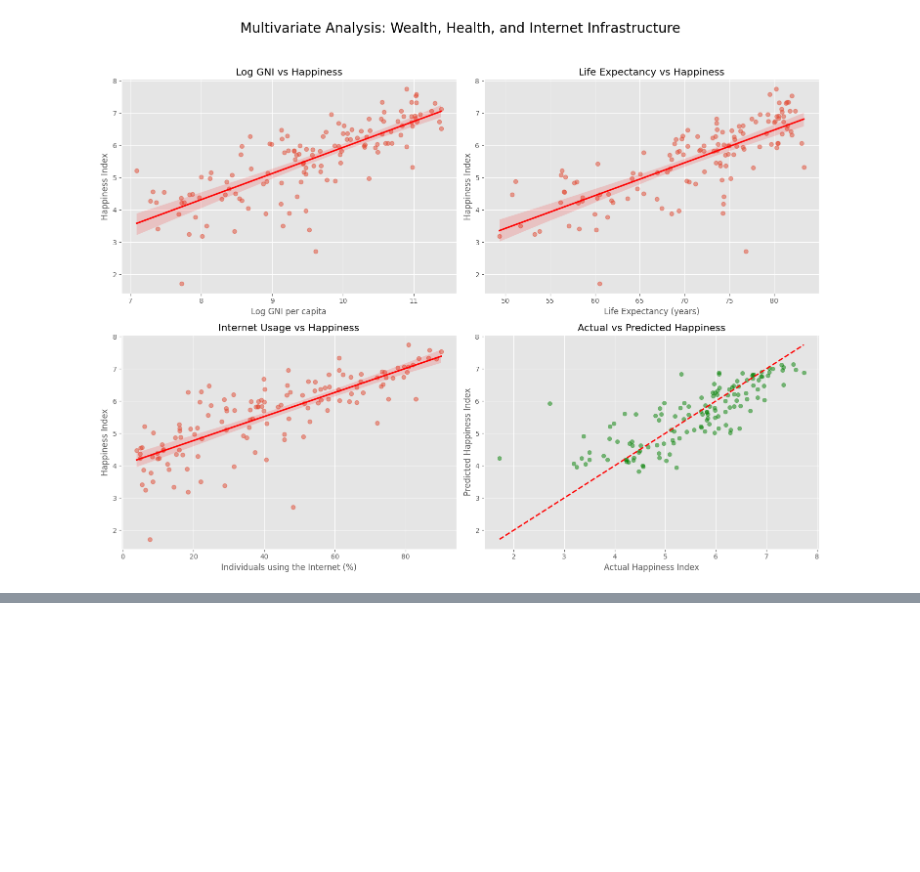
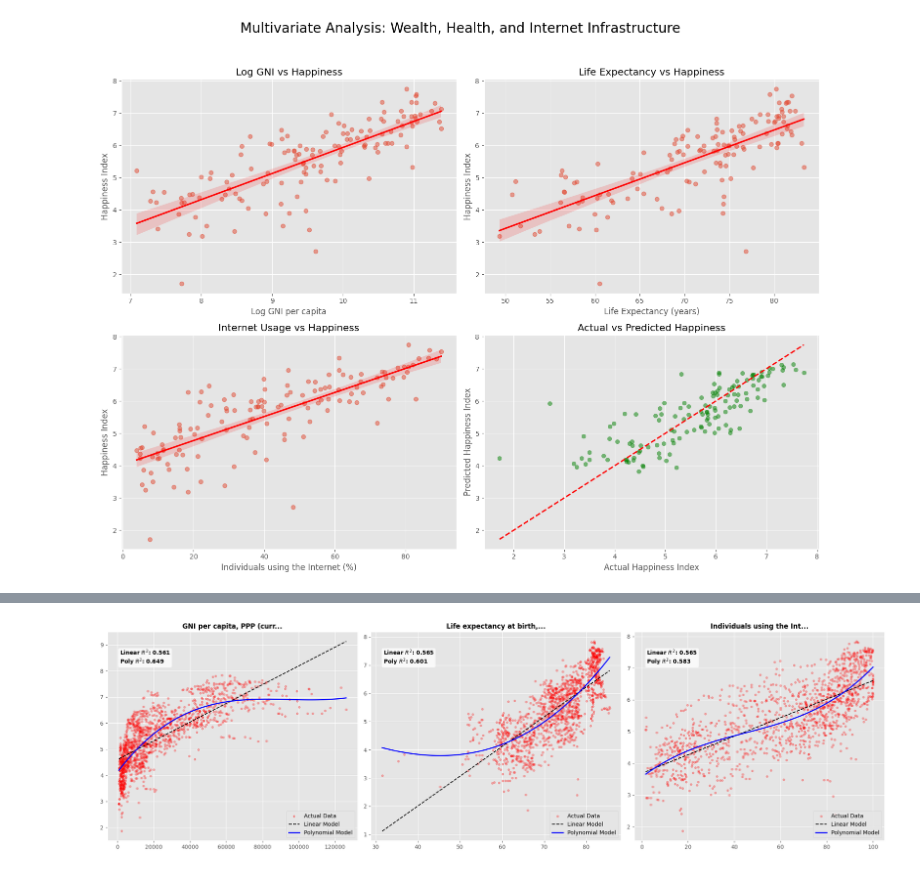
Before and after one commit to beridzeg45/Exploratory-Data-Analysis-with-Python, a Jupyter notebook: world_bank.ipynb, the cells around one changed output, grey strips where cells are left out. Drawn from its saved outputs; the diff is of its cells as text; code cells hidden in the pictures; blank space fills up the shorter version.

```diff
--- a/world_bank.ipynb
+++ b/world_bank.ipynb
@@ -423,0 +298,4 @@ plt.show()
+# %%
+df['Happiness score']=df['Happiness score'].str.replace(',','.').apply(pd.to_numeric)
+# %%
+df=df.sort_values(['Country', 'Year'])
@@ -423,0 +318,8 @@ plt.show()
+# %%
+import country_converter as coco
+
+# Initialize the converter
+cc = coco.CountryConverter()
+
+# Convert the column
+df['ISO3'] = cc.convert(names=df['Country'], to='ISO3')
@@ -423,0 +335,77 @@ plt.show()
+# %%
+indicators_df=pd.read_csv('world_bank.csv')
+# %%
+import matplotlib.pyplot as plt
+import pandas as pd
+import numpy as np
+from sklearn.linear_model import LinearRegression
+from sklearn.preprocessing import PolynomialFeatures
+from sklearn.metrics import r2_score
+
+features = [
+    'GNI per capita, PPP (current international $)',
+    'Life expectancy at birth, total (years)',
+    'Individuals using the Internet (% of population)'
+]
+
+def calculate_linearity(x, y):
+    X = x.values.reshape(-1, 1)
+
+    lin_reg = LinearRegression().fit(X, y)
+    r2_lin = r2_score(y, lin_reg.predict(X))
+
+    poly_features = PolynomialFeatures(degree=3)
+    X_poly = poly_features.fit_transform(X)
+    poly_reg = LinearRegression().fit(X_poly, y)
+    r2_poly = r2_score(y, poly_reg.predict(X_poly))
+
+    score = min(r2_lin / r2_poly, 1.0) if r2_poly > 0 else 0
+    return r2_lin, r2_poly, score
+
+fig, axes = plt.subplots(1, 3, figsize=(20, 6))
+
+for feature, ax in zip(features, axes.flatten()):
+    indicator_df = indicators_df[indicators_df['indicator_name'] == feature]
+    melted_df = indicator_df.melt(id_vars=['country_code', 'indicator_name'],
+                                  var_name='Year', value_name='Value')
+
+    melted_df['Year'] = melted_df['Year'].str.replace('YR', '').astype(int)
+
+    merged = df.merge(melted_df, left_on=['ISO3', 'Year'], right_on=['country_code', 'Year'])
+    merged = merged[['Happiness score', 'Value']].dropna()
+
+    x = merged['Value']
+    y = merged['Happiness score']
+
+    r2_lin, r2_poly, linearity_score = calculate_linearity(x, y)
+
+    ax.scatter(x, y, c='red', alpha=0.3, s=15, label='Actual Data')
+
+    x_range = np.linspace(x.min(), x.max(), 100).reshape(-1, 1)
+
+    lin_model = LinearRegression().fit(x.values.reshape(-1,1), y)
+    ax.plot(x_range, lin_model.predict(x_range), color='black',
+            linestyle='--', label='Linear Model')
+
+    poly_f = PolynomialFeatures(degree=3)
+    poly_model = LinearRegression().fit(poly_f.fit_transform(x.values.reshape(-1,1)), y)
+    ax.plot(x_range, poly_model.predict(poly_f.transform(x_range)),
+            color='blue', linewidth=2, label='Polynomial Model')
+
+    ax.set_title(f"{feature[:25]}...", fontsize=12, fontweight='bold')
+
+    stats_text = (
+                  f'Linear $R^2$: {r2_lin:.3f}\n'
+                  f'Poly $R^2$: {r2_poly:.3f}')
+
+    ax.text(0.05, 0.92, stats_text, transform=ax.transAxes,
+            verticalalignment='top', fontsize=10, fontweight='bold',
+            bbox=dict(boxstyle='round', facecolor='white', alpha=0.8))
+
+    ax.legend(loc='lower right')
+
+plt.tight_layout()
+plt.savefig('linearities.png')
+plt.show()
+# %% [output]
+[figure, added]
```
Also changed, not shown: parts of 11 cells of this notebook.
